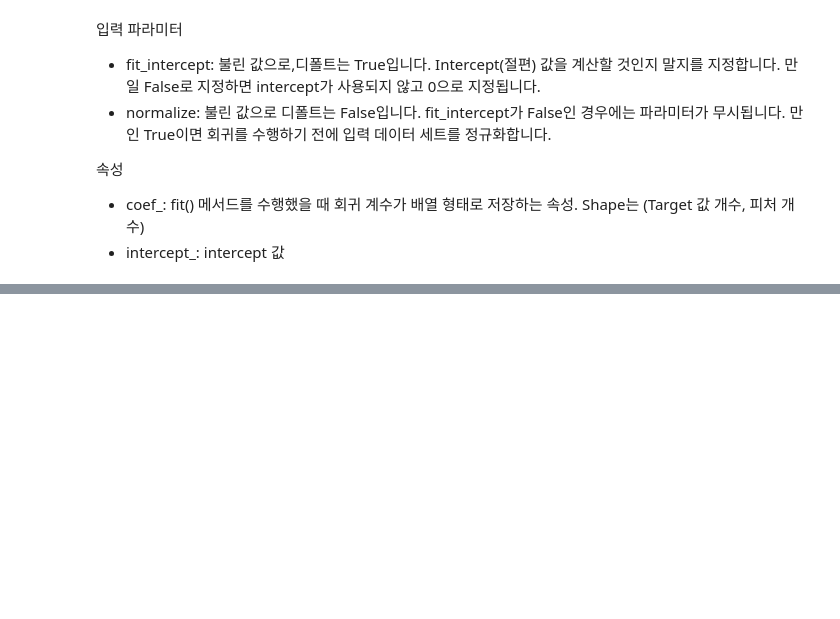
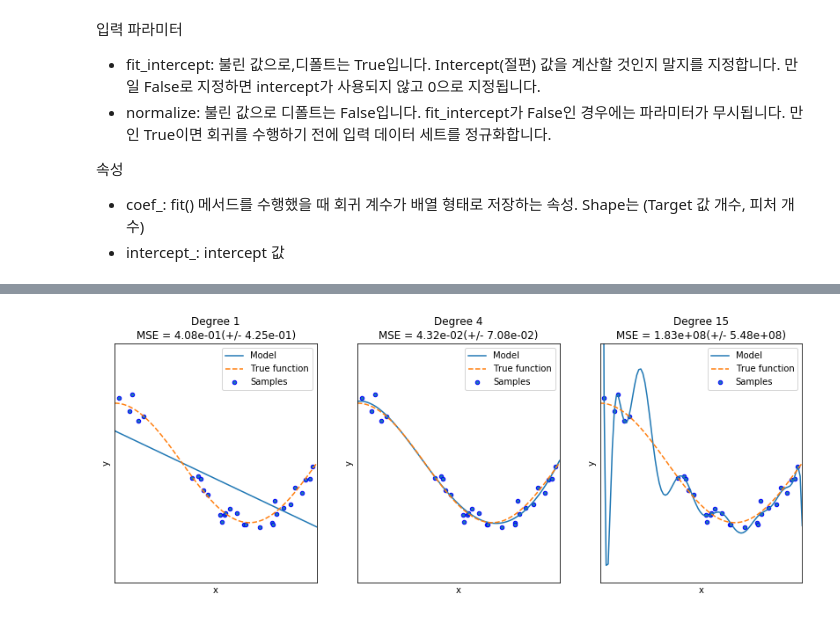
Before and after one commit to DogeinP/PythonMachine, a Jupyter notebook: 5장 회귀.ipynb, the cells around one changed output, grey strips where cells are left out. Drawn from its saved outputs; the diff is of its cells as text; code cells hidden in the pictures; blank space fills up the shorter version.

```diff
--- a/5장 회귀.ipynb
+++ b/5장 회귀.ipynb
@@ -167,0 +430,18 @@ LinearRegression 클래스는 예측값과 실제 값의 RSS(Residual Sum of Squ
+# %%
+from sklearn.preprocessing import PolynomialFeatures
+from sklearn.linear_model import LinearRegression
+from sklearn.pipeline import Pipeline
+import numpy as np
+
+def polynomial_func(X):
+    y = 1 + 2*X[:,0] + 3*X[:,0]**2 + 4*X[:,1]**3
+    return y
+
+# Pipeline 객체로 Streamline하게 Polynomial Features 변환과 Linear Regression을 연결
+model = Pipeline([('Poly', PolynomialFeatures(degree=3)),('linear', LinearRegression())])
+X = np.arange(4).reshape(2,2)
+y = polynomial_func(X)
+
+model = model.fit(X,y)
+
+print('Polynomial 회귀 계수:\n', np.round(model.named_steps['linear'].coef_,2))
@@ -167,0 +455,57 @@ LinearRegression 클래스는 예측값과 실제 값의 RSS(Residual Sum of Squ
+# %%
+# Polynomial Regression을 이용한 Over,underfitting 이해
+
+import matplotlib.pyplot as plt
+from sklearn.pipeline import Pipeline
+from sklearn.preprocessing import PolynomialFeatures
+from sklearn.linear_model import LinearRegression
+from sklearn.model_selection import cross_val_score
+%matplotlib inline
+
+# random 값으로 구성된 X값에 대해 Cosine 변환값을 반환.
+def true_fun(X):
+    return np.cos(1.5 * np.pi * X)
+
+# X는 0 부터 1까지 30개의 random 값을 순서대로 sampling 한 데이타 입니다.
+np.random.seed(0)
+n_samples = 30
+X = np.sort(np.random.rand(n_samples))
+
+# y 값은 cosine 기반의 true_fun() 에서 약간의 Noise 변동값을 더한 값입니다.
+y = true_fun(X) + np.random.randn(n_samples) * 0.1
+
+plt.figure(figsize=(14, 5))
+degrees = [1, 4, 15]
+
+# 다항 회귀의 차수(degree)를 1, 4, 15로 각각 변화시키면서 비교합니다.
+for i in range(len(degrees)):
+    ax = plt.subplot(1, len(degrees), i + 1)
+    plt.setp(ax, xticks=(), yticks=())
+
+    # 개별 degree별로 Polynomial 변환합니다.
+    polynomial_features = PolynomialFeatures(degree=degrees[i], include_bias=False)
+    linear_regression = LinearRegression()
+    pipeline = Pipeline([("polynomial_features", polynomial_features),
+                         ("linear_regression", linear_regression)])
+    pipeline.fit(X.reshape(-1, 1), y)
+
+    # 교차 검증으로 다항 회귀를 평가합니다.
+    scores = cross_val_score(pipeline, X.reshape(-1,1), y,scoring="neg_mean_squared_error", cv=10)
+    coefficients = pipeline.named_steps['linear_regression'].coef_
+    print('\nDegree {0} 회귀 계수는 {1} 입니다.'.format(degrees[i], np.round(coefficients),2))
+    print('Degree {0} MSE 는 {1:.2f} 입니다.'.format(degrees[i] , -1*np.mean(scores)))
+
+    # 0 부터 1까지 테스트 데이터 세트를 100개로 나눠 예측을 수행합니다.
+    # 테스트 데이터 세트에 회귀 예측을 수행하고 예측 곡선과 실제 곡선을 그려서 비교합니다.
+    X_test = np.linspace(0, 1, 100)
+    # 예측값 곡선
+    plt.plot(X_test, pipeline.predict(X_test[:, np.newaxis]), label="Model")
+    # 실제 값 곡선
+    plt.plot(X_test, true_fun(X_test), '--', label="True function")
+    plt.scatter(X, y, edgecolor='b', s=20, label="Samples")
+
+    plt.xlabel("x"); plt.ylabel("y"); plt.xlim((0, 1)); plt.ylim((-2, 2)); plt.legend(loc="best")
+    plt.title("Degree {}\nMSE = {:.2e}(+/- {:.2e})".format(degrees[i], -scores.mean(), scores.std()))
+
+plt.show()
+# %% [output]
@@ -167,0 +523 @@ LinearRegression 클래스는 예측값과 실제 값의 RSS(Residual Sum of Squ
+[figure, added]
```
Also changed, not shown: parts of 41 cells of this notebook.
